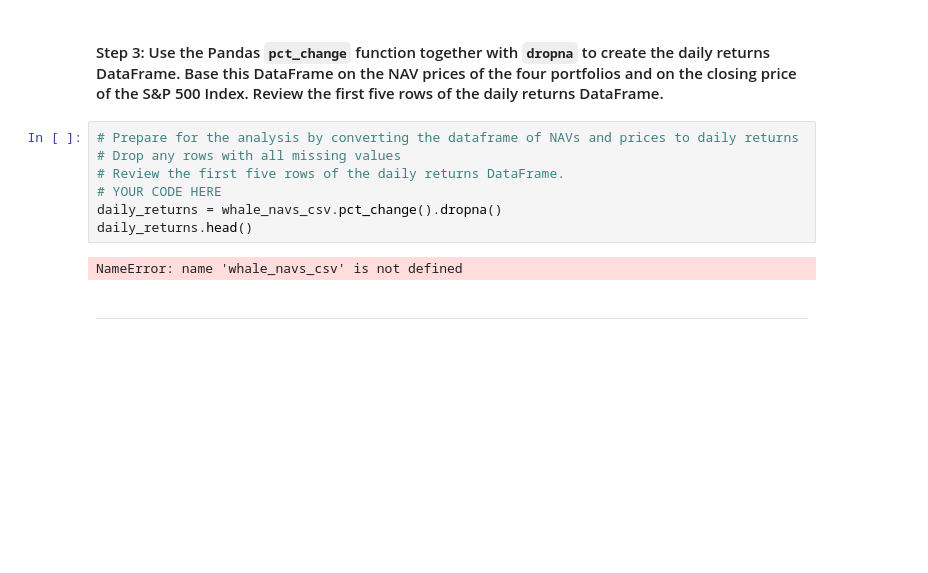
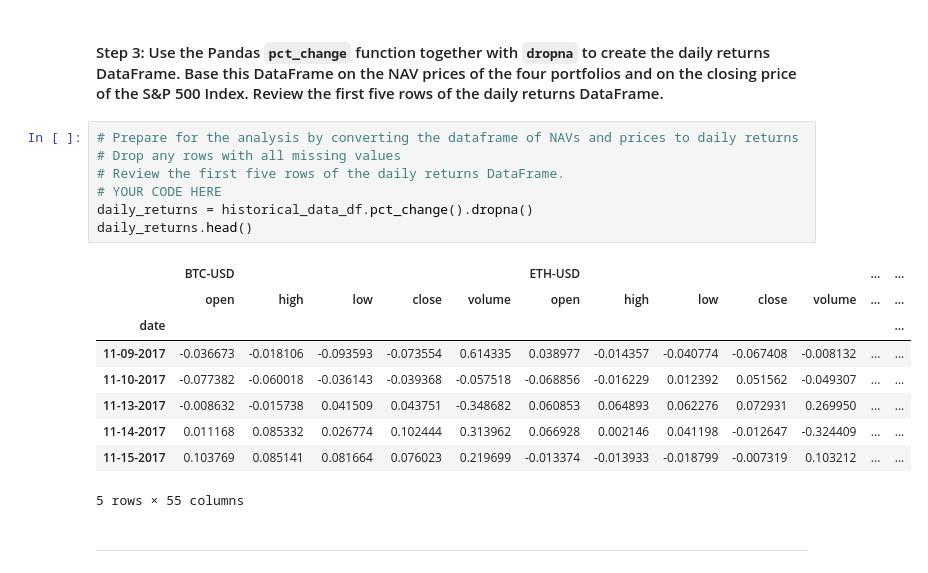
Before and after one commit to briabr/Performance-analysis, a Jupyter notebook: risk_return_analysis.ipynb, the cells around one changed output. Cells and saved outputs as stored; diff of their text form; blank space fills up the shorter version.

```diff
--- a/risk_return_analysis.ipynb
+++ b/risk_return_analysis.ipynb
@@ -128,12 +159,20 @@ NameError: name 'test_dataframe' is not defined
 # %%
 # Prepare for the analysis by converting the dataframe of NAVs and prices to daily returns
 # Drop any rows with all missing values
 # Review the first five rows of the daily returns DataFrame.
 # YOUR CODE HERE
-daily_returns = whale_navs_csv.pct_change().dropna()
+daily_returns = historical_data_df.pct_change().dropna()
 daily_returns.head()
 # %% [output]
+|  | BTC-USD |  |  |  |  | ETH-USD |  |  |  |  | ... | ... |
+|  | open | high | low | close | volume | open | high | low | close | volume | ... | ... |
+| date |  |  |  |  |  |  |  |  |  |  |  | ... |
+| 11-09-2017 | -0.036673 | -0.018106 | -0.093593 | -0.073554 | 0.614335 | 0.038977 | -0.014357 | -0.040774 | -0.067408 | -0.008132 | ... | ... |
+| 11-10-2017 | -0.077382 | -0.060018 | -0.036143 | -0.039368 | -0.057518 | -0.068856 | -0.016229 | 0.012392 | 0.051562 | -0.049307 | ... | ... |
+| 11-13-2017 | -0.008632 | -0.015738 | 0.041509 | 0.043751 | -0.348682 | 0.060853 | 0.064893 | 0.062276 | 0.072931 | 0.269950 | ... | ... |
+| 11-14-2017 | 0.011168 | 0.085332 | 0.026774 | 0.102444 | 0.313962 | 0.066928 | 0.002146 | 0.041198 | -0.012647 | -0.324409 | ... | ... |
+| 11-15-2017 | 0.103769 | 0.085141 | 0.081664 | 0.076023 | 0.219699 | -0.013374 | -0.013933 | -0.018799 | -0.007319 | 0.103212 | ... | ... |
-NameError: name 'whale_navs_csv' is not defined
+5 rows × 55 columns
 # %% [markdown]
 ---
 # %% [markdown]
```
Also changed, not shown: parts of 8 cells of this notebook, 1 other file.
